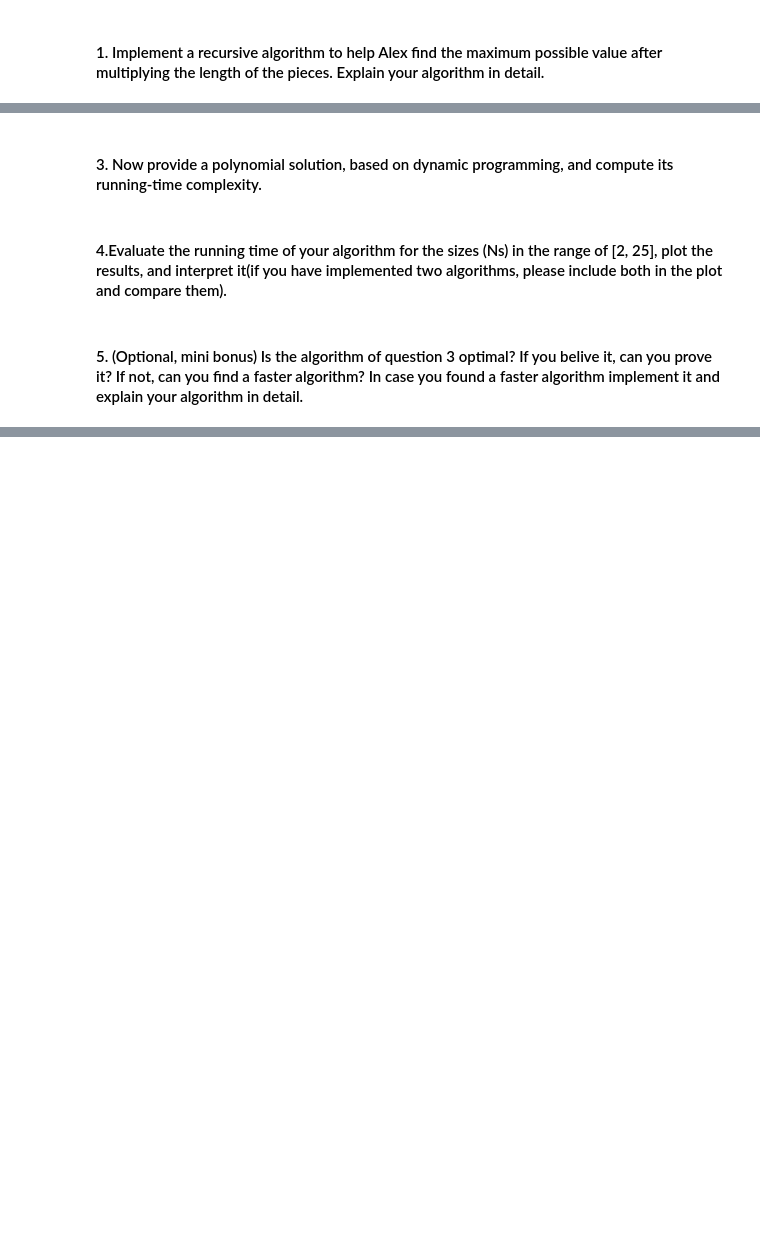
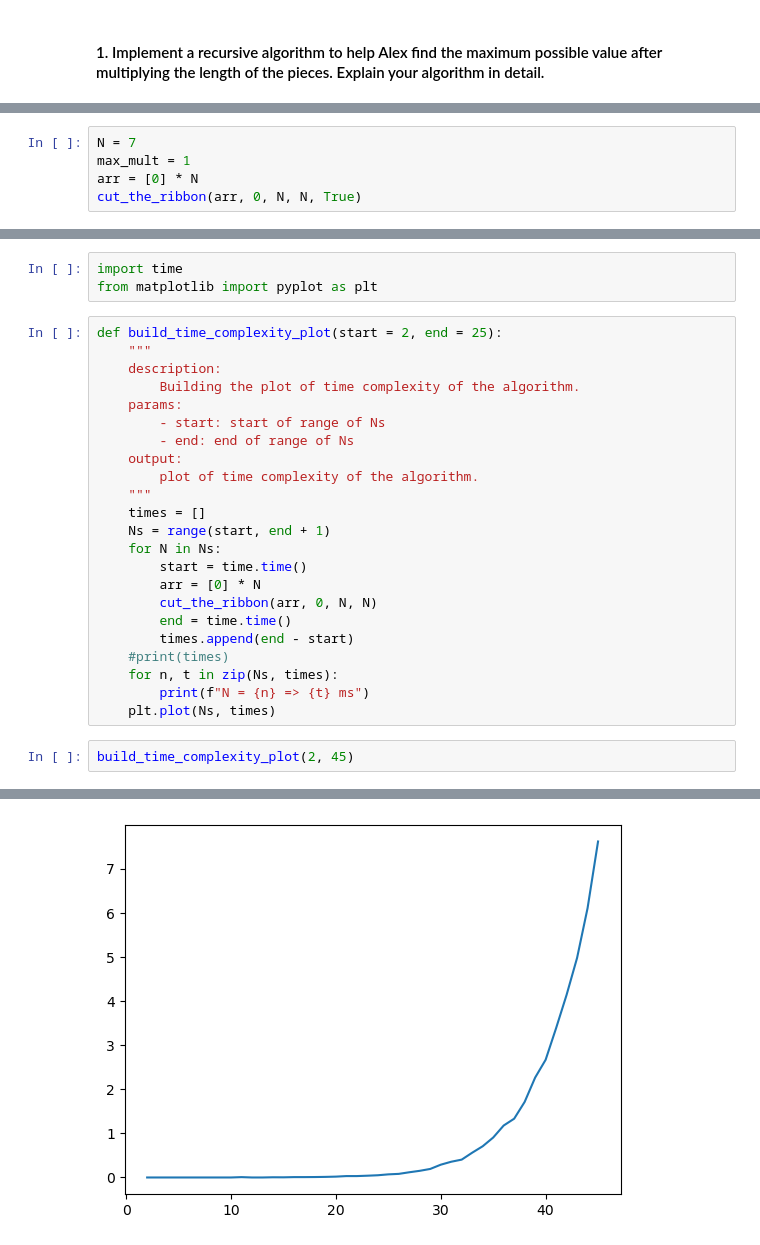
Before and after one commit to Vah1d/ADM-HW2, a Jupyter notebook: HW2.ipynb, the cells around one changed output, grey strips where cells are left out. Drawn from its saved outputs; the diff is of its cells as text; blank space fills up the shorter version.

```diff
--- a/HW2.ipynb
+++ b/HW2.ipynb
@@ -347,0 +467,5 @@ The multiplication of the length of all the pieces be the maximum possible
+# %%
+N = 7
+max_mult = 1
+arr = [0] * N
+cut_the_ribbon(arr, 0, N, N, True)
@@ -350,6 +490,29 @@ The multiplication of the length of all the pieces be the maximum possible
-# %% [markdown]
-#### 3. Now provide a polynomial solution, based on dynamic programming, and compute its running-time complexity.
-# %% [markdown]
-#### 4.Evaluate the running time of your algorithm for the sizes (Ns) in the range of [2, 25], plot the results, and interpret it(if you have implemented two algorithms, please include both in the plot and compare them).
-# %% [markdown]
-#### 5. (Optional, mini bonus) Is the algorithm of question 3 optimal? If you belive it, can you prove it? If not, can you find a faster algorithm? In case you found a faster algorithm implement it and explain your algorithm in detail.
+# %%
+import time
+from matplotlib import pyplot as plt
+# %%
+def build_time_complexity_plot(start = 2, end = 25):
+    """
+    description:
+        Building the plot of time complexity of the algorithm.
+    params:
+        - start: start of range of Ns
+        - end: end of range of Ns
+    output:
+        plot of time complexity of the algorithm.
+    """
+    times = []
+    Ns = range(start, end + 1)
+    for N in Ns:
+        start = time.time()
+        arr = [0] * N
+        cut_the_ribbon(arr, 0, N, N)
+        end = time.time()
+        times.append(end - start)
+    #print(times)
+    for n, t in zip(Ns, times):
+        print(f"N = {n} => {t} ms")
+    plt.plot(Ns, times)
+# %%
+build_time_complexity_plot(2, 45)
+# %% [output]
@@ -355,0 +536 @@ The multiplication of the length of all the pieces be the maximum possible
+[figure, added]
```
Also changed, not shown: parts of 20 cells of this notebook, 1 other file.
